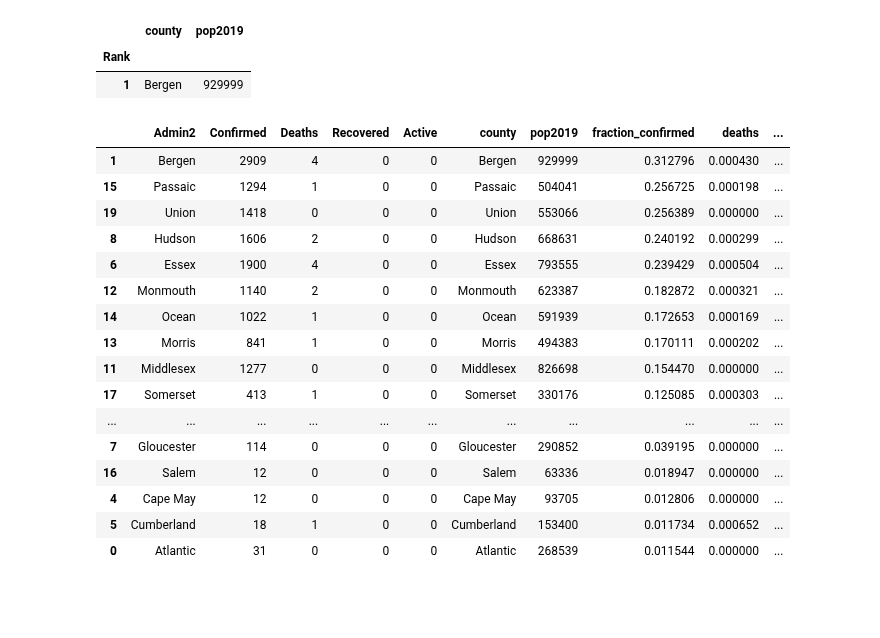
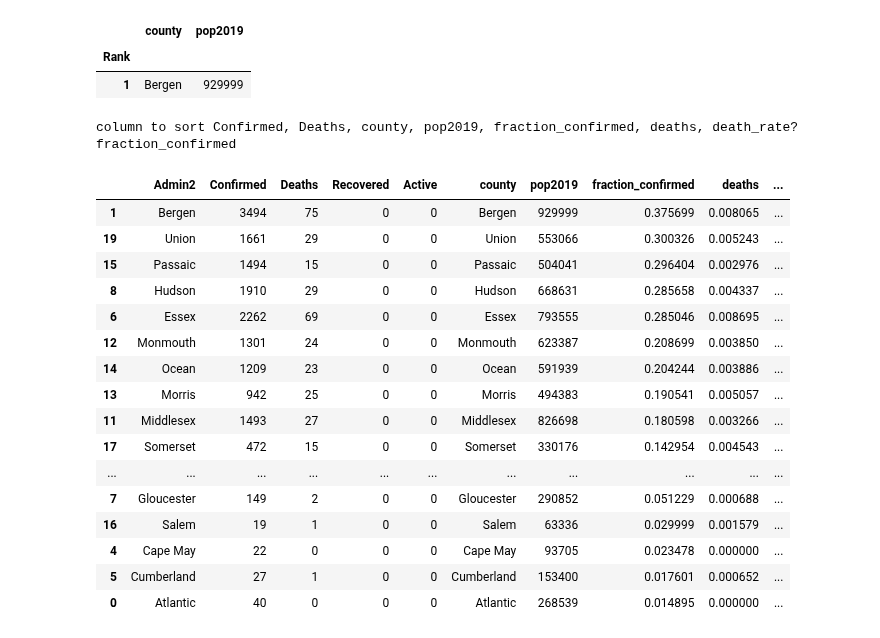
Before and after one commit to fm75/DS, a Jupyter notebook: analysis/covid-19-3-31-state.ipynb, the cells around one changed output. Saved outputs shown, nothing was run; the diff lists cells and outputs as text; code cells hidden in the pictures; blank space fills up the shorter version.

Commit message:
inputs

```diff
--- a/analysis/covid-19-3-31-state.ipynb
+++ b/analysis/covid-19-3-31-state.ipynb
@@ -10,3 +10,5 @@ import pandas as pd
 import requests
 # %%
 pd.set_option('max_rows', 100)
+# %%
+date = input('date in mm-dd-yyyy format')
@@ -15,7 +23,7 @@ url = 'https://github.com/CSSEGISandData/COVID-19/tree/master/csse_covid_19_data
 # %% [markdown]
 ### Quick glance at the data
 # %%
-df = daily_snapshot('03-31-2020')
+df = daily_snapshot(date)
 df.head()
 # %% [output]
 |  | Unnamed: 0 | Admin2 | Province_State | Country_Region | Last_Update | Lat | Long_ | Confirmed | ... |
@@ -138,23 +146,27 @@ state_with_population = pd.merge(state_covid[state_columns], nj_pop,left_on='Adm
 state_with_population['fraction_confirmed'] = state_with_population['Confirmed'] / state_with_population['pop2019']   * 100.0
 state_with_population['deaths']             = state_with_population['Deaths']    / state_with_population['pop2019']   * 100.0
 state_with_population['death_rate?']        = state_with_population['Deaths']    / state_with_population['Confirmed'] * 100.0
+# %%
+sort_by = input("column to sort Confirmed, Deaths, county, pop2019, fraction_confirmed, deaths, death_rate?")
+# %% [output]
+column to sort Confirmed, Deaths, county, pop2019, fraction_confirmed, deaths, death_rate? fraction_confirmed
 # %%
-state_with_population.sort_values(by='fraction_confirmed', ascending=False)
+state_with_population.sort_values(by=sort_by, ascending=False)
 # %% [output]
 |  | Admin2 | Confirmed | Deaths | Recovered | Active | county | pop2019 | fraction_confirmed | deaths | ... |
-| 1 | Bergen | 2909 | 4 | 0 | 0 | Bergen | 929999 | 0.312796 | 0.000430 | ... |
-| 15 | Passaic | 1294 | 1 | 0 | 0 | Passaic | 504041 | 0.256725 | 0.000198 | ... |
-| 19 | Union | 1418 | 0 | 0 | 0 | Union | 553066 | 0.256389 | 0.000000 | ... |
-| 8 | Hudson | 1606 | 2 | 0 | 0 | Hudson | 668631 | 0.240192 | 0.000299 | ... |
-| 6 | Essex | 1900 | 4 | 0 | 0 | Essex | 793555 | 0.239429 | 0.000504 | ... |
-| 12 | Monmouth | 1140 | 2 | 0 | 0 | Monmouth | 623387 | 0.182872 | 0.000321 | ... |
-| 14 | Ocean | 1022 | 1 | 0 | 0 | Ocean | 591939 | 0.172653 | 0.000169 | ... |
-| 13 | Morris | 841 | 1 | 0 | 0 | Morris | 494383 | 0.170111 | 0.000202 | ... |
-| 11 | Middlesex | 1277 | 0 | 0 | 0 | Middlesex | 826698 | 0.154470 | 0.000000 | ... |
-| 17 | Somerset | 413 | 1 | 0 | 0 | Somerset | 330176 | 0.125085 | 0.000303 | ... |
+| 1 | Bergen | 3494 | 75 | 0 | 0 | Bergen | 929999 | 0.375699 | 0.008065 | ... |
+| 19 | Union | 1661 | 29 | 0 | 0 | Union | 553066 | 0.300326 | 0.005243 | ... |
+| 15 | Passaic | 1494 | 15 | 0 | 0 | Passaic | 504041 | 0.296404 | 0.002976 | ... |
+| 8 | Hudson | 1910 | 29 | 0 | 0 | Hudson | 668631 | 0.285658 | 0.004337 | ... |
+| 6 | Essex | 2262 | 69 | 0 | 0 | Essex | 793555 | 0.285046 | 0.008695 | ... |
+| 12 | Monmouth | 1301 | 24 | 0 | 0 | Monmouth | 623387 | 0.208699 | 0.003850 | ... |
+| 14 | Ocean | 1209 | 23 | 0 | 0 | Ocean | 591939 | 0.204244 | 0.003886 | ... |
+| 13 | Morris | 942 | 25 | 0 | 0 | Morris | 494383 | 0.190541 | 0.005057 | ... |
+| 11 | Middlesex | 1493 | 27 | 0 | 0 | Middlesex | 826698 | 0.180598 | 0.003266 | ... |
+| 17 | Somerset | 472 | 15 | 0 | 0 | Somerset | 330176 | 0.142954 | 0.004543 | ... |
 | ... | ... | ... | ... | ... | ... | ... | ... | ... | ... | ... |
-| 7 | Gloucester | 114 | 0 | 0 | 0 | Gloucester | 290852 | 0.039195 | 0.000000 | ... |
-| 16 | Salem | 12 | 0 | 0 | 0 | Salem | 63336 | 0.018947 | 0.000000 | ... |
-| 4 | Cape May | 12 | 0 | 0 | 0 | Cape May | 93705 | 0.012806 | 0.000000 | ... |
-| 5 | Cumberland | 18 | 1 | 0 | 0 | Cumberland | 153400 | 0.011734 | 0.000652 | ... |
-| 0 | Atlantic | 31 | 0 | 0 | 0 | Atlantic | 268539 | 0.011544 | 0.000000 | ... |
+| 7 | Gloucester | 149 | 2 | 0 | 0 | Gloucester | 290852 | 0.051229 | 0.000688 | ... |
+| 16 | Salem | 19 | 1 | 0 | 0 | Salem | 63336 | 0.029999 | 0.001579 | ... |
+| 4 | Cape May | 22 | 0 | 0 | 0 | Cape May | 93705 | 0.023478 | 0.000000 | ... |
+| 5 | Cumberland | 27 | 1 | 0 | 0 | Cumberland | 153400 | 0.017601 | 0.000652 | ... |
+| 0 | Atlantic | 40 | 0 | 0 | 0 | Atlantic | 268539 | 0.014895 | 0.000000 | ... |
```
Also changed, not shown: parts of 11 cells of this notebook.
